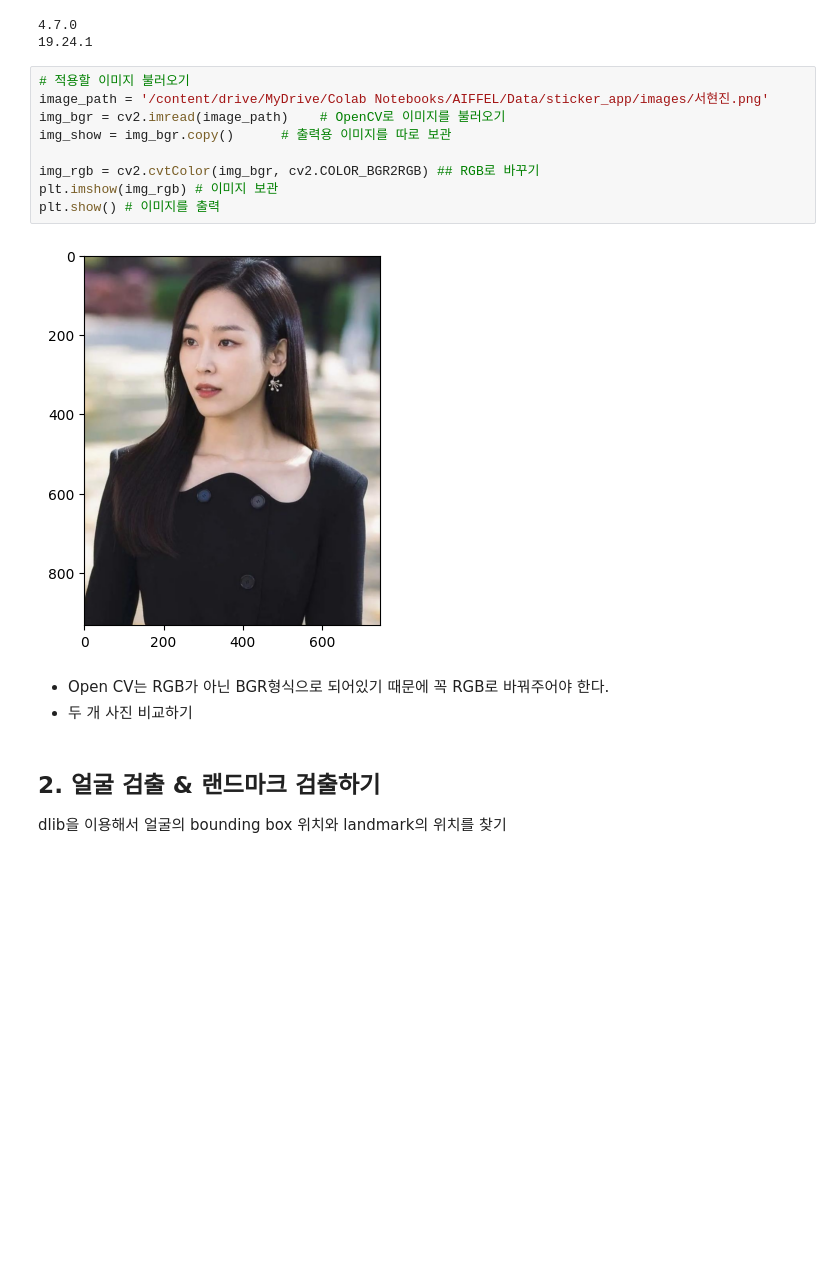
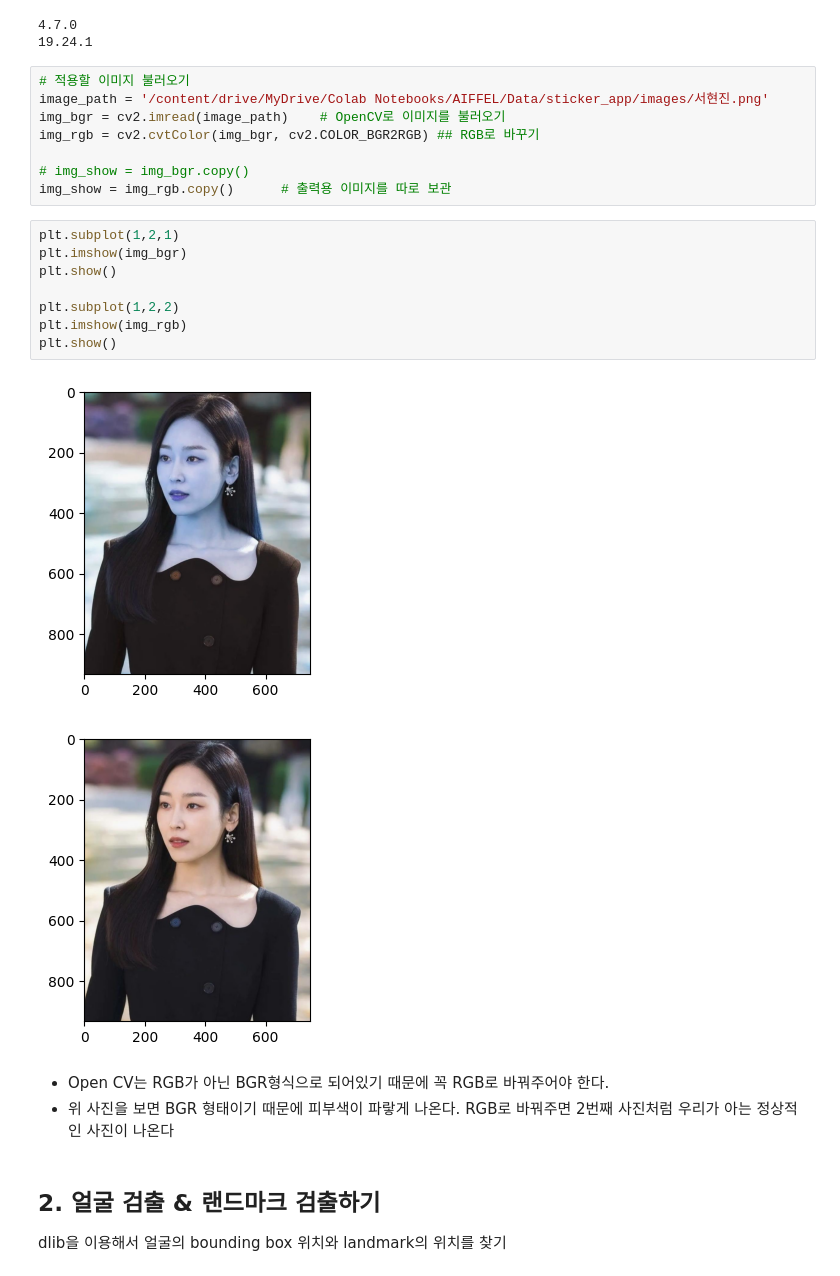
Before and after one commit to huiheee/AIFFEL, a Jupyter notebook: [GD_2]Create_a_camera_sticker_app.ipynb, the cells around one changed output. Drawn from its saved outputs; the diff is of its cells as text; blank space fills up the shorter version.

```diff
--- a/[GD_2]Create_a_camera_sticker_app.ipynb
+++ b/[GD_2]Create_a_camera_sticker_app.ipynb
@@ -241,16 +41,24 @@ print(dlib.__version__)
 # 적용할 이미지 불러오기
 image_path = '/content/drive/MyDrive/Colab Notebooks/AIFFEL/Data/sticker_app/images/서현진.png'
 img_bgr = cv2.imread(image_path)    # OpenCV로 이미지를 불러오기
-img_show = img_bgr.copy()      # 출력용 이미지를 따로 보관
+img_rgb = cv2.cvtColor(img_bgr, cv2.COLOR_BGR2RGB) ## RGB로 바꾸기
 
-img_rgb = cv2.cvtColor(img_bgr, cv2.COLOR_BGR2RGB) ## RGB로 바꾸기
-plt.imshow(img_rgb) # 이미지 보관
-plt.show() # 이미지를 출력
+# img_show = img_bgr.copy()
+img_show = img_rgb.copy()      # 출력용 이미지를 따로 보관
-# %% [output]
-[figure, removed]
+# %%
+plt.subplot(1,2,1)
+plt.imshow(img_bgr)
+plt.show()
+
+plt.subplot(1,2,2)
+plt.imshow(img_rgb)
+plt.show()
+# %% [output]
+[figure, added]
+[figure, added]
 # %% [markdown]
 - Open CV는 RGB가 아닌 BGR형식으로 되어있기 때문에 꼭 RGB로 바꿔주어야 한다.
-- 두 개 사진 비교하기
+- 위 사진을 보면 BGR 형태이기 때문에 피부색이 파랗게 나온다. RGB로 바꿔주면 2번째 사진처럼 우리가 아는 정상적인 사진이 나온다
 # %% [markdown]
 ## 2. 얼굴 검출 & 랜드마크 검출하기
 
```
Also changed, not shown: parts of 38 cells of this notebook.
